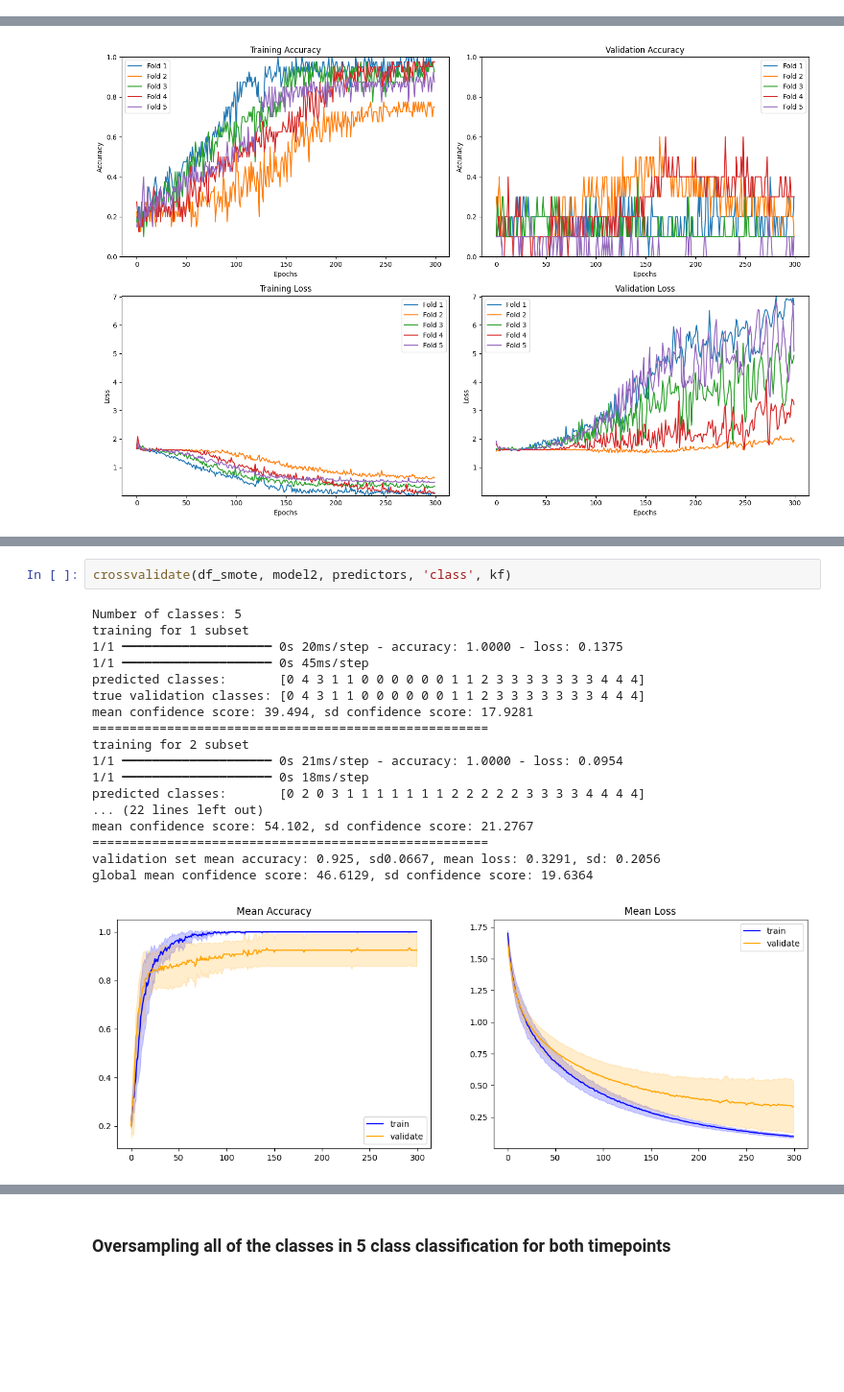
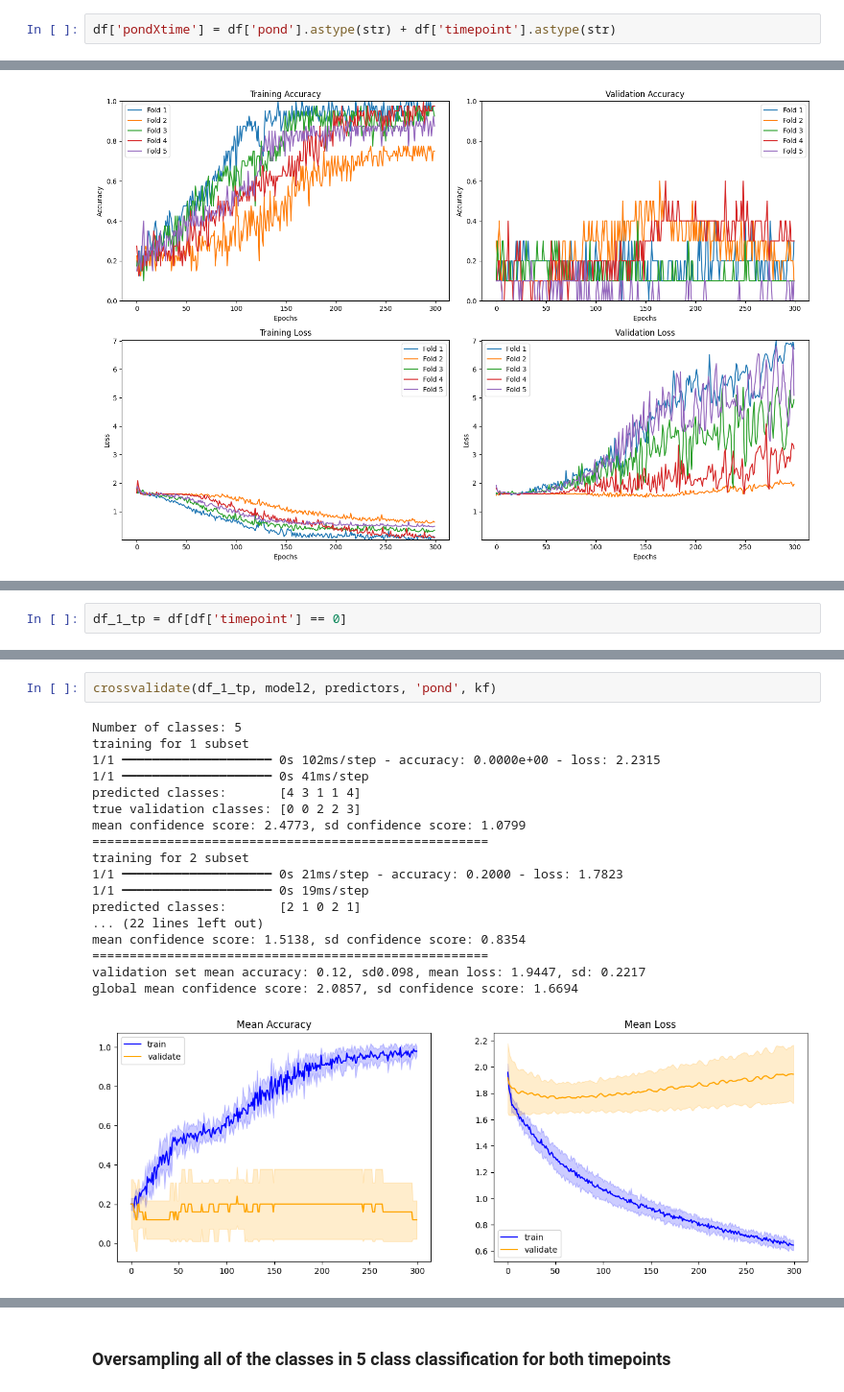
Before and after one commit to paq88/Fish_neural_network_classifier, a Jupyter notebook: sed_based/Sediment_4_KEGG_ortologs.ipynb, the cells around one changed output, grey strips where cells are left out. Shown at 96% size. Saved outputs shown, nothing was run; the diff lists cells and outputs as text; blank space fills up the shorter version.

```diff
--- a/sed_based/Sediment_4_KEGG_ortologs.ipynb
+++ b/sed_based/Sediment_4_KEGG_ortologs.ipynb
@@ -126,4 +105,6 @@ df['pond']=df['pond_org'].apply(lambda x: pond_decoder(x, codes))
 # %%
 # defragmenting
 df = df.copy()
+# %%
+df['pondXtime'] = df['pond'].astype(str) + df['timepoint'].astype(str)
 # %%
@@ -430,3 +378,5 @@ Name: count, dtype: int64
+# %%
+df_1_tp = df[df['timepoint'] == 0]
 # %%
 model2 = keras.Sequential()
 
@@ -472,23 +422,23 @@ Model: "sequential_2"
  Trainable params: 1,648,037 (6.29 MB)
  Non-trainable params: 0 (0.00 B)
 # %%
-crossvalidate(df_smote, model2, predictors, 'class', kf)
+crossvalidate(df_1_tp, model2, predictors, 'pond', kf)
 # %% [output]
 Number of classes: 5
 training for 1 subset
-1/1 ━━━━━━━━━━━━━━━━━━━━ 0s 20ms/step - accuracy: 1.0000 - loss: 0.1375
-1/1 ━━━━━━━━━━━━━━━━━━━━ 0s 45ms/step
-predicted classes:       [0 4 3 1 1 0 0 0 0 0 0 1 1 2 3 3 3 3 3 3 3 4 4 4]
-true validation classes: [0 4 3 1 1 0 0 0 0 0 0 1 1 2 3 3 3 3 3 3 3 4 4 4]
-mean confidence score: 39.494, sd confidence score: 17.9281
+1/1 ━━━━━━━━━━━━━━━━━━━━ 0s 102ms/step - accuracy: 0.0000e+00 - loss: 2.2315
+1/1 ━━━━━━━━━━━━━━━━━━━━ 0s 41ms/step
+predicted classes:       [4 3 1 1 4]
+true validation classes: [0 0 2 2 3]
+mean confidence score: 2.4773, sd confidence score: 1.0799
 =====================================================
 training for 2 subset
-1/1 ━━━━━━━━━━━━━━━━━━━━ 0s 21ms/step - accuracy: 1.0000 - loss: 0.0954
-1/1 ━━━━━━━━━━━━━━━━━━━━ 0s 18ms/step
-predicted classes:       [0 2 0 3 1 1 1 1 1 1 1 2 2 2 2 2 3 3 3 3 4 4 4 4]
+1/1 ━━━━━━━━━━━━━━━━━━━━ 0s 21ms/step - accuracy: 0.2000 - loss: 1.7823
+1/1 ━━━━━━━━━━━━━━━━━━━━ 0s 19ms/step
+predicted classes:       [2 1 0 2 1]
 ... (22 lines left out)
-mean confidence score: 54.102, sd confidence score: 21.2767
+mean confidence score: 1.5138, sd confidence score: 0.8354
 =====================================================
-validation set mean accuracy: 0.925, sd0.0667, mean loss: 0.3291, sd: 0.2056
-global mean confidence score: 46.6129, sd confidence score: 19.6364
+validation set mean accuracy: 0.12, sd0.098, mean loss: 1.9447, sd: 0.2217
+global mean confidence score: 2.0857, sd confidence score: 1.6694
-[figure, old version]
+[figure, new version]
```
Also changed, not shown: parts of 66 cells of this notebook.
